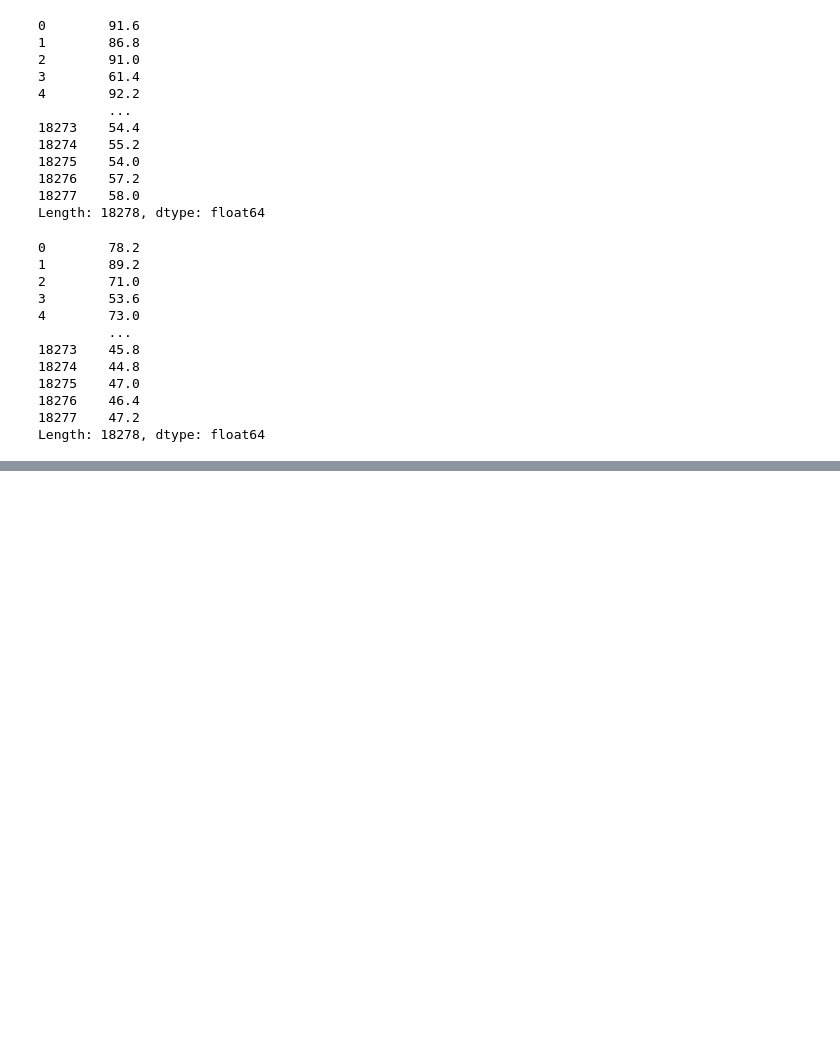
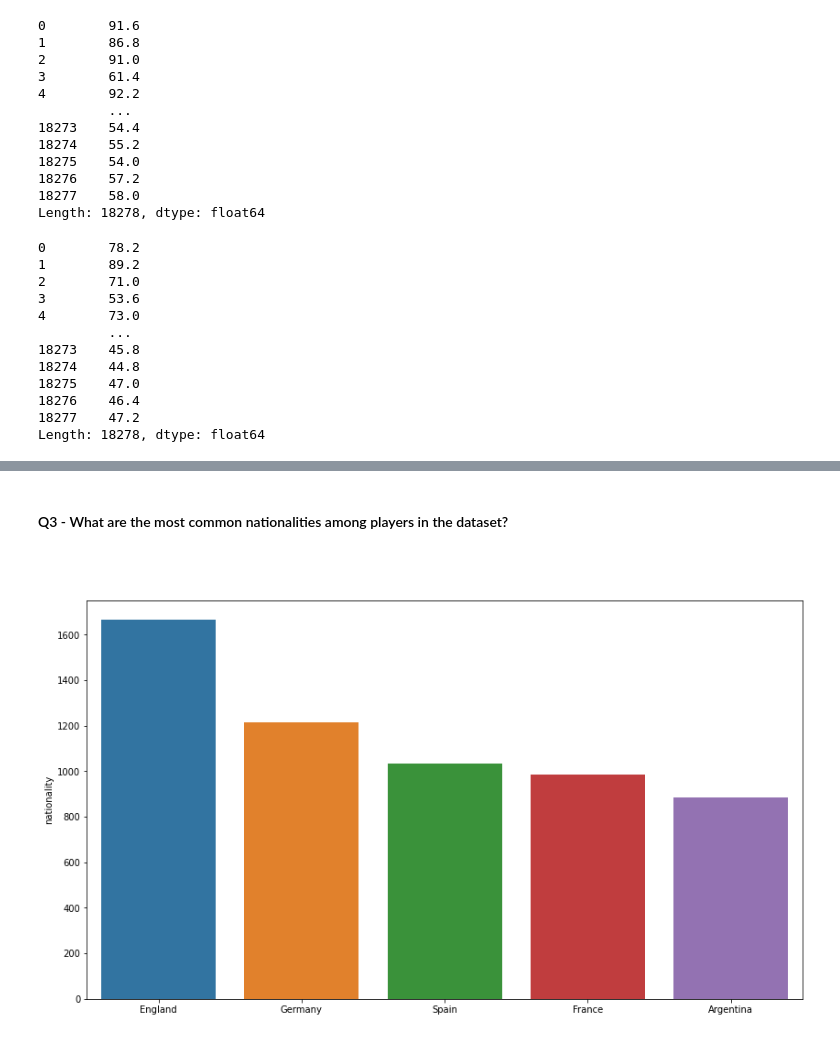
Before and after one commit to ilovedata6/FifaAnalysis, a Jupyter notebook: analysis.ipynb, the cells around one changed output, grey strips where cells are left out. Drawn from its saved outputs; the diff is of its cells as text; code cells hidden in the pictures; blank space fills up the shorter version.

````diff
--- a/analysis.ipynb
+++ b/analysis.ipynb
@@ -335,0 +488,12 @@ Name: lwb, dtype: int64
+# %% [markdown]
+#### Q3 - What are the most common nationalities among players in the dataset?
+
+```python
+# %%
+nationality = df['nationality'].value_counts().head(5)
+
+plt.figure(figsize=(14,8))
+sns.barplot(y=nationality,x=nationality.index)
+plt.show()
+# %% [output]
+[figure, added]
````
Also changed, not shown: parts of 51 cells of this notebook.
